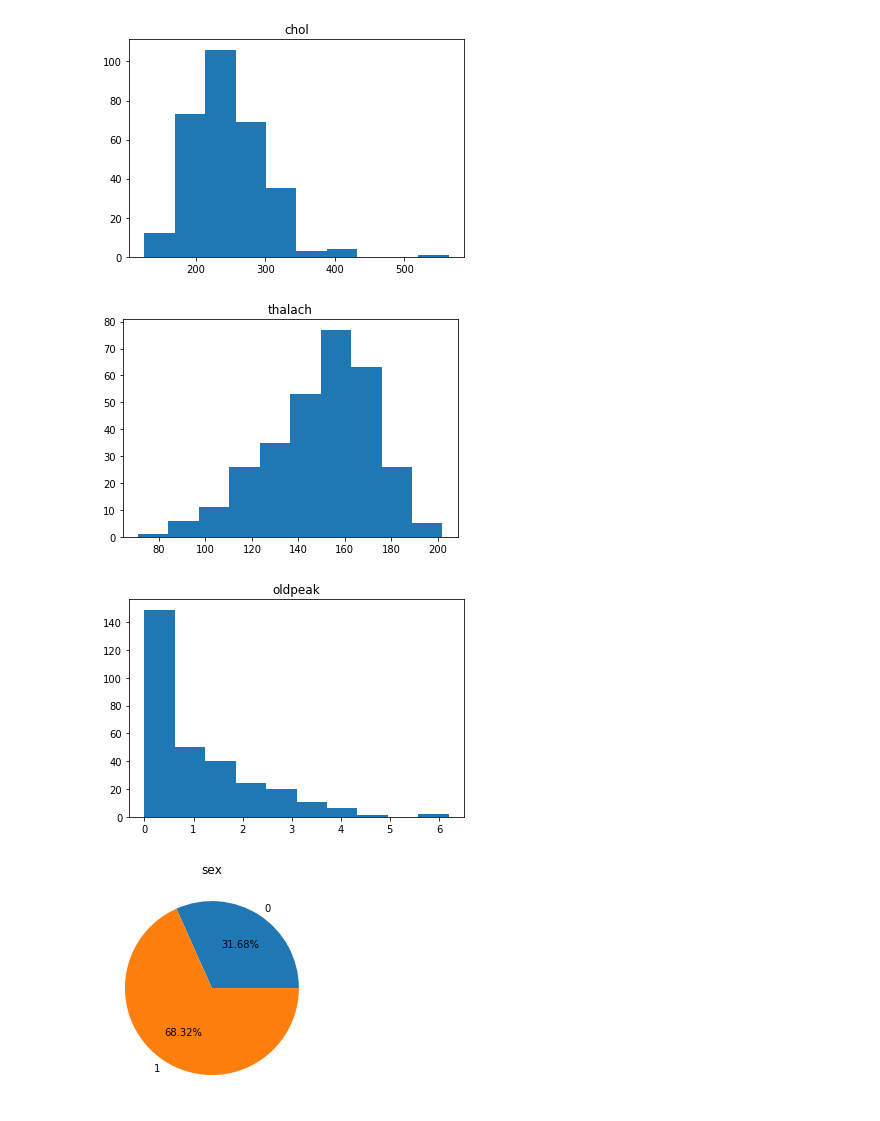
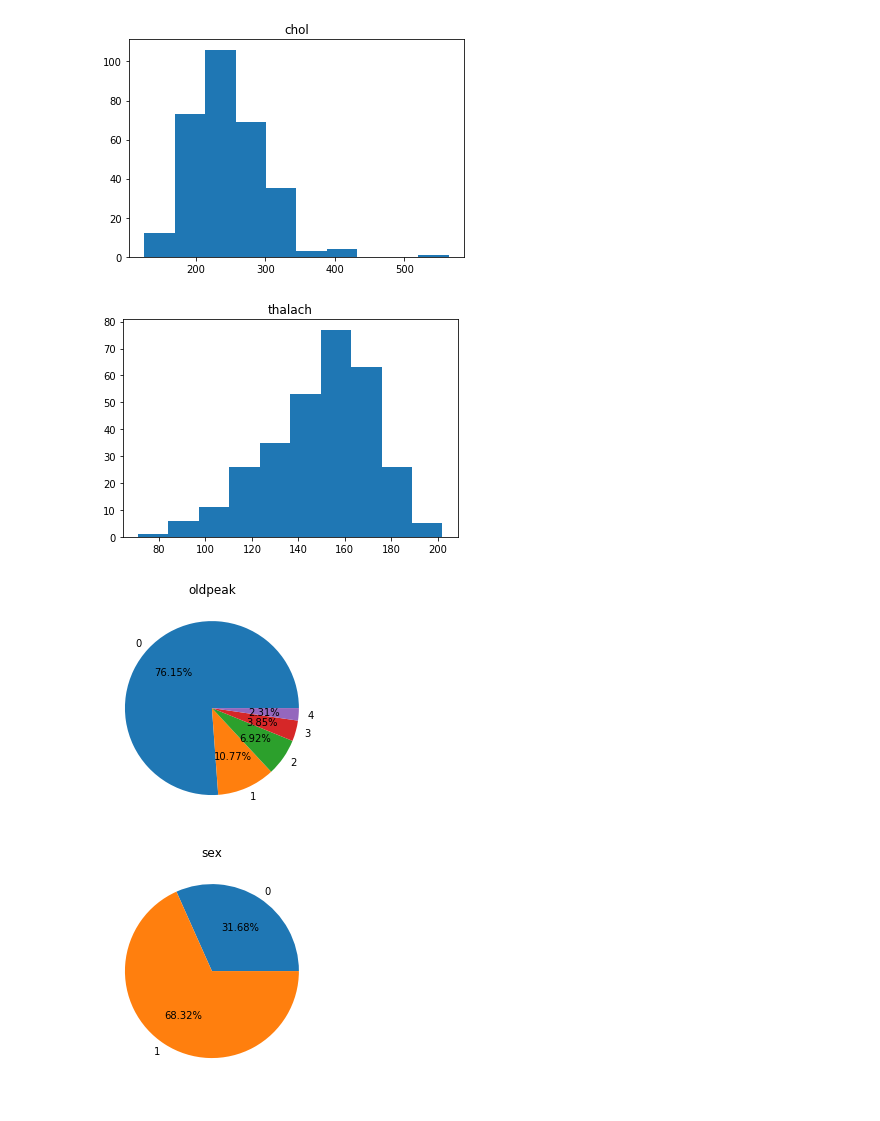
Before and after one commit to andres2050/HeartDisease_Project_IA, a Jupyter notebook: HeartDisease Project IA.ipynb, the cells around one changed output. Drawn from its saved outputs; the diff is of its cells as text; code cells hidden in the pictures.

```diff
--- a/HeartDisease Project IA.ipynb
+++ b/HeartDisease Project IA.ipynb
@@ -68,30 +94,41 @@ trainx
 # %%
+#  Get labels of values greater than zero
 def get_new_labels(sizes, labels):
-    new_labels = [label if size > 1 else '' for size, label in zip(sizes, labels)]
+    new_labels = [label if size > 0 else '' for size, label in zip(sizes, labels)]
     return new_labels
-def autopct_generator(limit):
+
+# Get percentage values greater than zero
+def autopct_generator():
     def inner_autopct(pct):
-        return ('%.2f%%' % pct) if pct > limit else ''
+        return ('%.2f%%' % pct) if pct > 0 else ''
     return inner_autopct
 
+avaliable_columns = ["age", "trestbps", "chol", "thalach", "oldpeak", "sex", "cp", "fbs", "restecg", "exang", "slope", "ca", "thal"]
 
-for i in ["age", "trestbps", "chol", "thalach", "oldpeak"]:
+# Draw histograms charts
+for i in avaliable_columns[:4]:
     plt.title(i)
     plt.hist(trainx[i])
     plt.show()
 
-for i in ["sex", "cp", "fbs", "restecg", "exang", "slope", "ca", "thal", "target"]:
-    temp = [(trainx[i] == 0).sum(), (trainx[i] == 1).sum(), (trainx[i] == 2).sum(), (trainx[i] == 3).sum()]
-    labels = []
+# Drawing pie charts
+for i in avaliable_columns[4:] + ["target"]:
+    temp = [0] * 6
+    labels = range(0, 6)
+
+    # Add present values
+    for j in labels:
+        temp[j] = (trainx[i] == j).sum()
+
     plt.title(i)
-    plt.pie(temp, labels=get_new_labels(temp, [0,1,2,3]), autopct=autopct_generator(0),)
+    plt.pie(temp, labels=get_new_labels(temp, labels), autopct=autopct_generator(),)
     plt.show()
 # %% [output]
 [figure]
 [figure]
 [figure]
 [figure]
-[figure, old version]
+[figure, new version]
 [figure]
 [figure]
 [figure]
```
Also changed, not shown: parts of 22 cells of this notebook.
